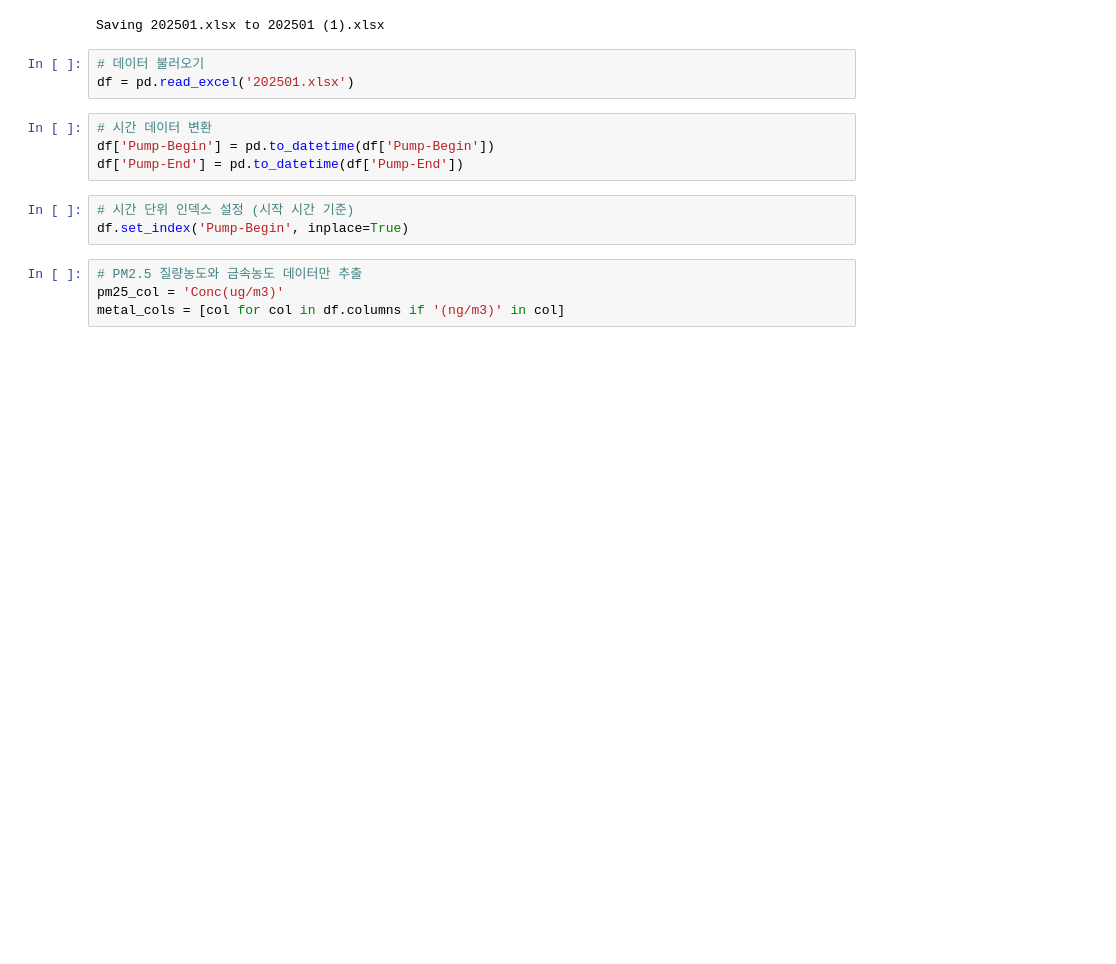
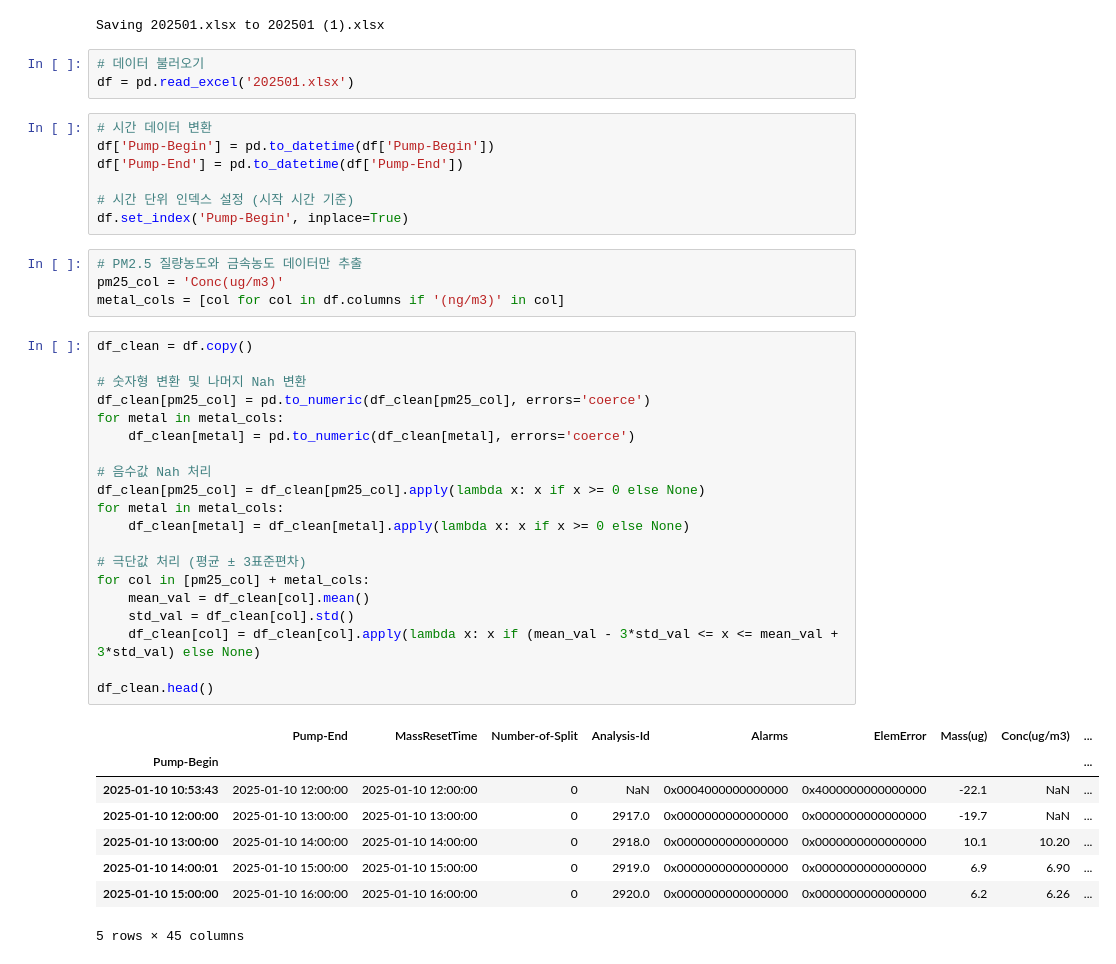
Before and after one commit to hyen0322/Data, a Jupyter notebook: Hourly Metal Concentration_2.ipynb, the cells around one changed output. Saved outputs shown, nothing was run; the diff lists cells and outputs as text; blank space fills up the shorter version.

```diff
--- a/Hourly Metal Concentration_2.ipynb
+++ b/Hourly Metal Concentration_2.ipynb
@@ -15,10 +15,39 @@ df = pd.read_excel('202501.xlsx')
 # 시간 데이터 변환
 df['Pump-Begin'] = pd.to_datetime(df['Pump-Begin'])
 df['Pump-End'] = pd.to_datetime(df['Pump-End'])
+
+# 시간 단위 인덱스 설정 (시작 시간 기준)
+df.set_index('Pump-Begin', inplace=True)
-# %%
-# 시간 단위 인덱스 설정 (시작 시간 기준)
-df.set_index('Pump-Begin', inplace=True)
 # %%
 # PM2.5 질량농도와 금속농도 데이터만 추출
 pm25_col = 'Conc(ug/m3)'
 metal_cols = [col for col in df.columns if '(ng/m3)' in col]
+# %%
+df_clean = df.copy()
+
+# 숫자형 변환 및 나머지 Nah 변환
+df_clean[pm25_col] = pd.to_numeric(df_clean[pm25_col], errors='coerce')
+for metal in metal_cols:
+    df_clean[metal] = pd.to_numeric(df_clean[metal], errors='coerce')
+
+# 음수값 Nah 처리
+df_clean[pm25_col] = df_clean[pm25_col].apply(lambda x: x if x >= 0 else None)
+for metal in metal_cols:
+    df_clean[metal] = df_clean[metal].apply(lambda x: x if x >= 0 else None)
+
+# 극단값 처리 (평균 ± 3표준편차)
+for col in [pm25_col] + metal_cols:
+    mean_val = df_clean[col].mean()
+    std_val = df_clean[col].std()
+    df_clean[col] = df_clean[col].apply(lambda x: x if (mean_val - 3*std_val <= x <= mean_val + 3*std_val) else None)
+
+df_clean.head()
+# %% [output]
+|  | Pump-End | MassResetTime | Number-of-Split | Analysis-Id | Alarms | ElemError | Mass(ug) | Conc(ug/m3) | ... |
+| Pump-Begin |  |  |  |  |  |  |  |  | ... |
+| 2025-01-10 10:53:43 | 2025-01-10 12:00:00 | 2025-01-10 12:00:00 | 0 | NaN | 0x0004000000000000 | 0x4000000000000000 | -22.1 | NaN | ... |
+| 2025-01-10 12:00:00 | 2025-01-10 13:00:00 | 2025-01-10 13:00:00 | 0 | 2917.0 | 0x0000000000000000 | 0x0000000000000000 | -19.7 | NaN | ... |
+| 2025-01-10 13:00:00 | 2025-01-10 14:00:00 | 2025-01-10 14:00:00 | 0 | 2918.0 | 0x0000000000000000 | 0x0000000000000000 | 10.1 | 10.20 | ... |
+| 2025-01-10 14:00:01 | 2025-01-10 15:00:00 | 2025-01-10 15:00:00 | 0 | 2919.0 | 0x0000000000000000 | 0x0000000000000000 | 6.9 | 6.90 | ... |
+| 2025-01-10 15:00:00 | 2025-01-10 16:00:00 | 2025-01-10 16:00:00 | 0 | 2920.0 | 0x0000000000000000 | 0x0000000000000000 | 6.2 | 6.26 | ... |
+5 rows × 45 columns
```
Also changed, not shown: parts of 2 cells of this notebook.
